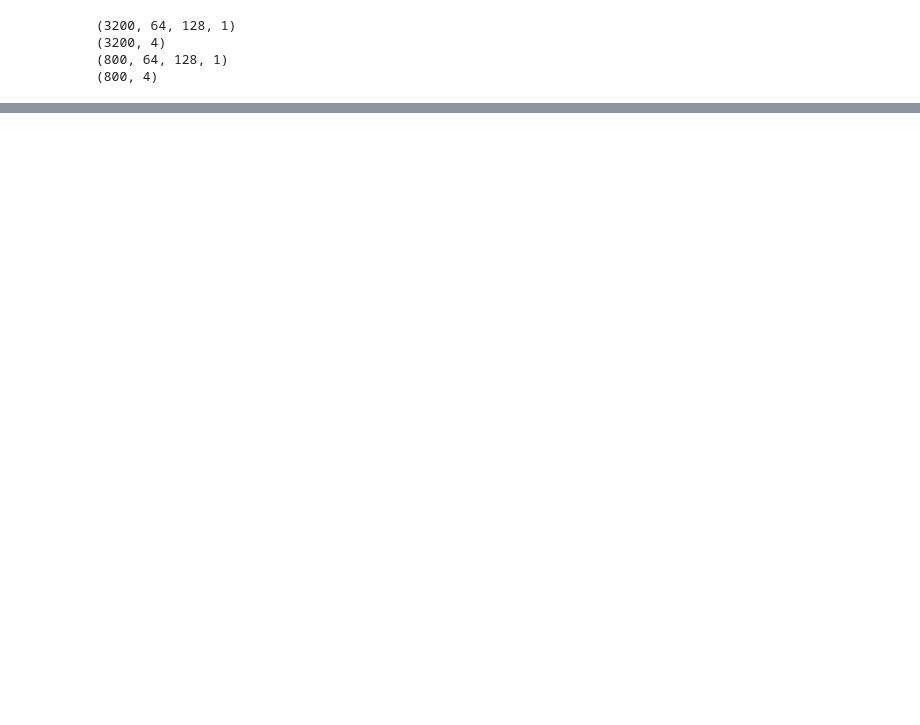
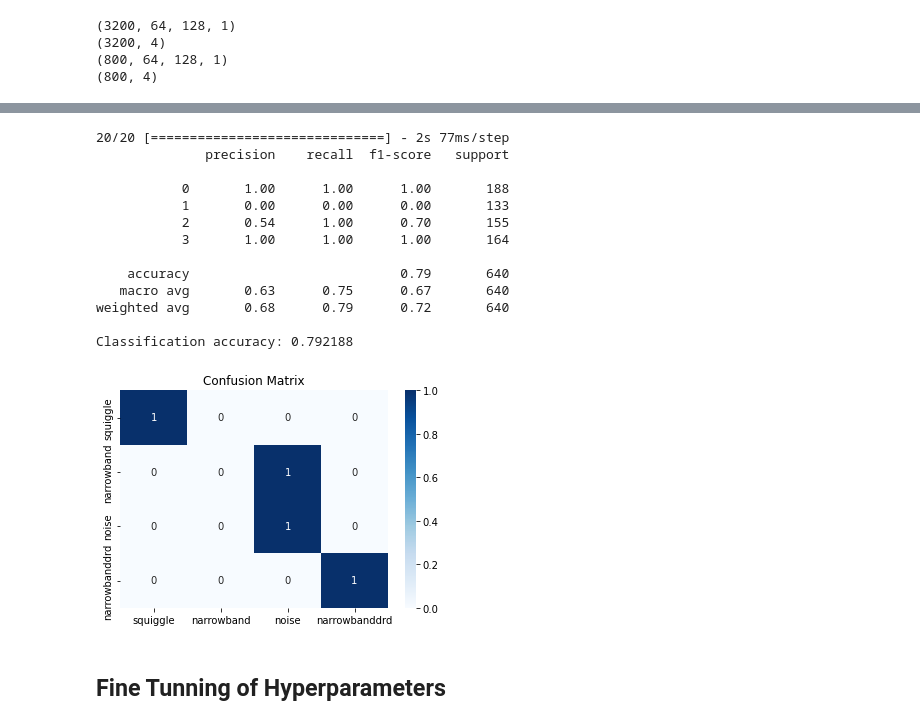
Before and after one commit to fnorambuenaver/LSSDS-Betelgeuse, a Jupyter notebook: 1_main_collab.ipynb, the cells around one changed output, grey strips where cells are left out. Saved outputs shown, nothing was run; the diff lists cells and outputs as text; code cells hidden in the pictures; blank space fills up the shorter version.

```diff
--- a/1_main_collab.ipynb
+++ b/1_main_collab.ipynb
@@ -257,0 +508,36 @@ KeyboardInterrupt:
+# %%
+from sklearn.metrics import confusion_matrix
+from sklearn import metrics
+import seaborn as sns
+
+y_true = np.argmax(y_val, 1)
+y_pred = np.argmax(model.predict(x_val), 1)
+print(metrics.classification_report(y_true, y_pred))
+print("Classification accuracy: %0.6f" % metrics.accuracy_score(y_true, y_pred))
+
+# Values of Recall from above confusion table can be seen on the diagonal below
+labels = ["squiggle", "narrowband", "noise", "narrowbanddrd"]
+
+ax= plt.subplot()
+sns.heatmap(metrics.confusion_matrix(y_true, y_pred, normalize='true'), annot=True, ax = ax, cmap=plt.cm.Blues); #annot=True to annotate cells
+
+# labels, title and ticks
+ax.set_title('Confusion Matrix');
+ax.xaxis.set_ticklabels(labels); ax.yaxis.set_ticklabels(labels);
+# %% [output]
+20/20 [==============================] - 2s 77ms/step
+              precision    recall  f1-score   support
+
+           0       1.00      1.00      1.00       188
+           1       0.00      0.00      0.00       133
+           2       0.54      1.00      0.70       155
+           3       1.00      1.00      1.00       164
+
+    accuracy                           0.79       640
+   macro avg       0.63      0.75      0.67       640
+weighted avg       0.68      0.79      0.72       640
+
+Classification accuracy: 0.792188
+[figure, added]
+# %% [markdown]
+## Fine Tunning of Hyperparameters
```
Also changed, not shown: parts of 42 cells of this notebook, 11 other files.
